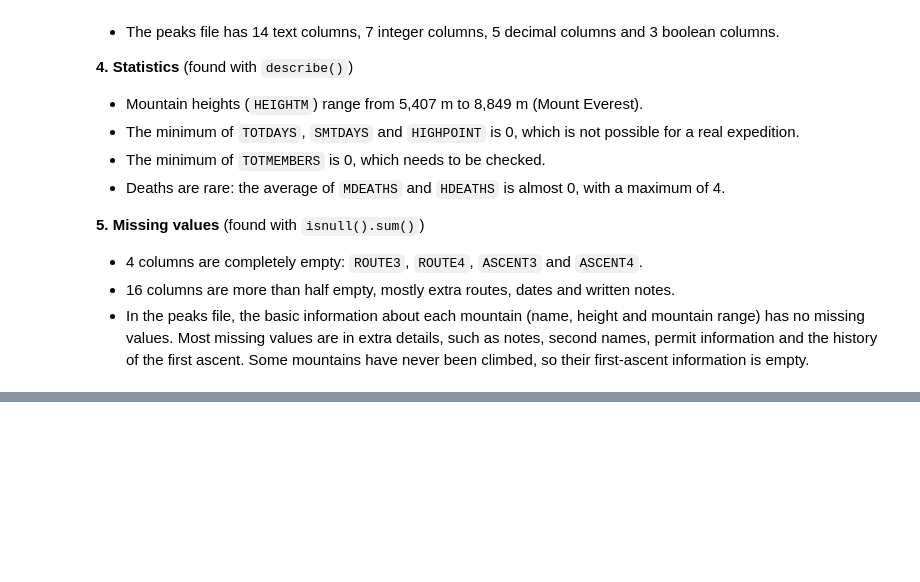
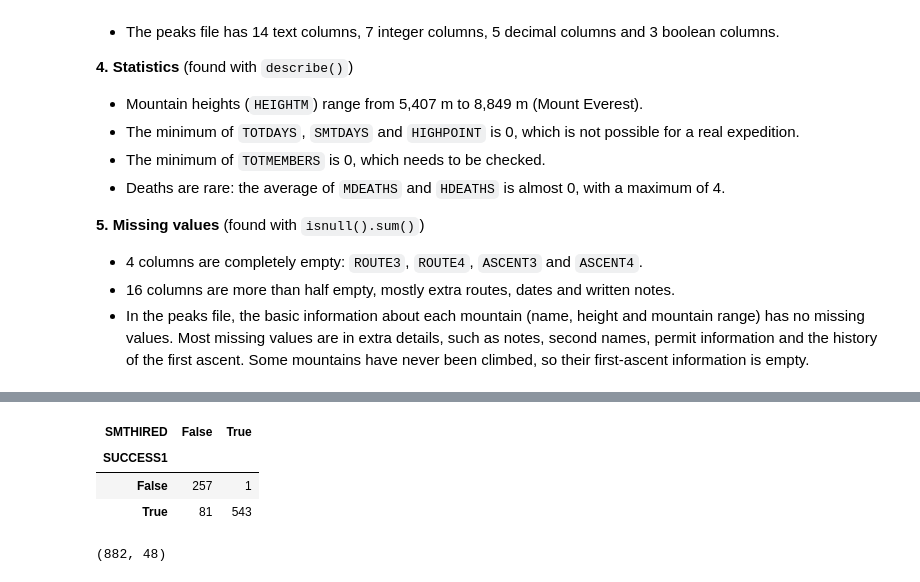
Before and after one commit to Aleenw/himalayan-expeditions-analysis, a Jupyter notebook: notebook/himalayan_eda.ipynb, the cells around one changed output, grey strips where cells are left out. Drawn from its saved outputs; the diff is of its cells as text; code cells hidden in the pictures; blank space fills up the shorter version.

Commit message:
Data Cleaning Drop the columns I don't need

```diff
--- a/notebook/himalayan_eda.ipynb
+++ b/notebook/himalayan_eda.ipynb
@@ -227,0 +236,7 @@ missing_peaks.sort_values("missing_percent", ascending=False)
+# %%
+#percent of missing values in each column
+missing_percent = exped.isnull().sum() / len(exped) * 100
+
+#columns that are more than 50% empty
+mostly_empty = missing_percent[missing_percent > 50].index
+print(list(mostly_empty))
@@ -227,0 +245,4 @@ missing_peaks.sort_values("missing_percent", ascending=False)
+# %%
+#drop the columns that are more than 50% empty
+exped = exped.drop(columns=mostly_empty)
+print(exped.shape)   #(882, 53)
@@ -227,0 +276,4 @@ missing_peaks.sort_values("missing_percent", ascending=False)
+# %%
+#drop the text columns that have a different value for almost every expedition
+exped = exped.drop(columns=["SPONSOR", "CAMPSITES", "LEADERS", "COUNTRIES"])
+print(exped.shape)   #(882, 49)
@@ -227,0 +295,14 @@ missing_peaks.sort_values("missing_percent", ascending=False)
+# %%
+#SMTHIRED (guides who reached the summit) compared with success
+pd.crosstab(exped["SUCCESS1"], exped["SMTHIRED"] > 0)
+# %% [output]
+| SMTHIRED | False | True |
+| SUCCESS1 |  |  |
+| False | 257 | 1 |
+| True | 81 | 543 |
+# %%
+#drop the data leakage columns
+exped = exped.drop(columns=["SMTHIRED"])
+print(exped.shape)   #(882, 48)
+# %% [output]
+(882, 48)
```
Also changed, not shown: parts of 16 cells of this notebook.
